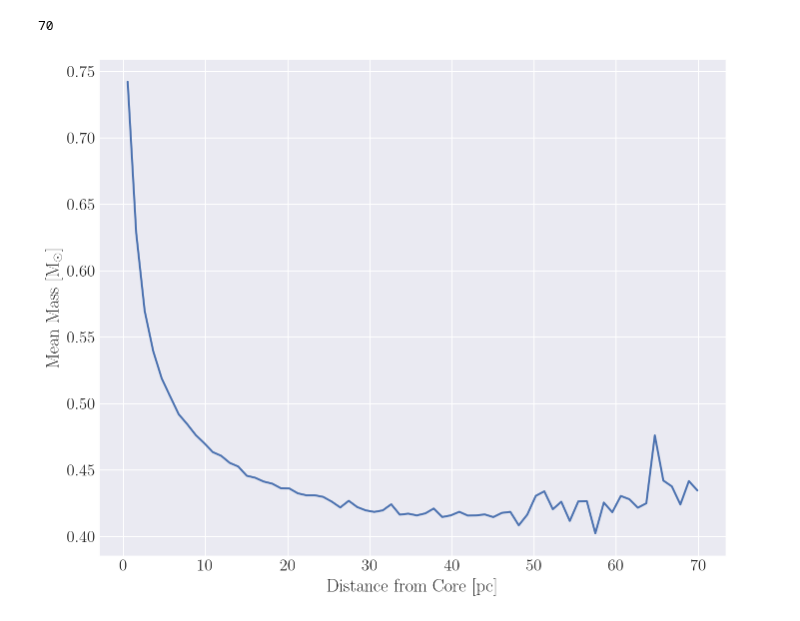
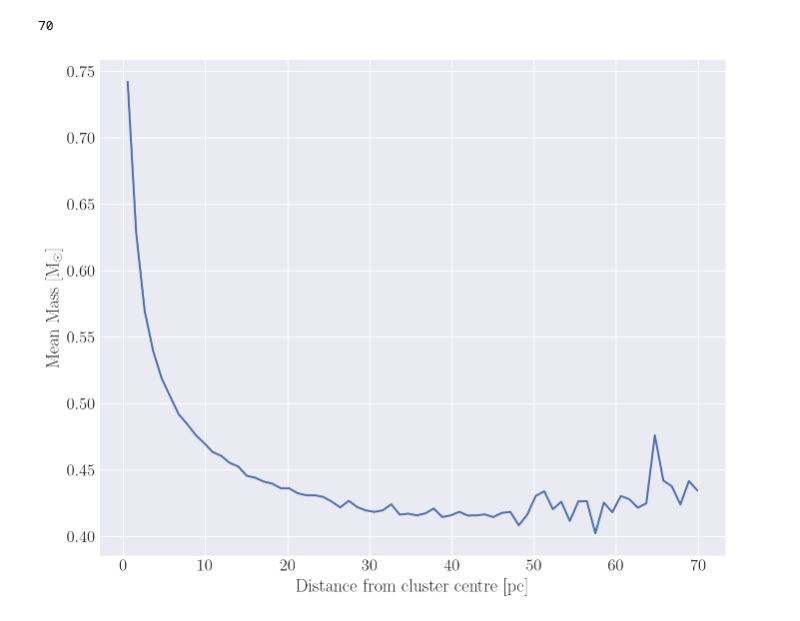
Before and after one commit to pjs902/honours-thesis, a Jupyter notebook: notebooks/radial_mean_mass.ipynb, the cells around one changed output. Drawn from its saved outputs; the diff is of its cells as text; code cells hidden in the pictures.

```diff
--- a/notebooks/radial_mean_mass.ipynb
+++ b/notebooks/radial_mean_mass.ipynb
@@ -79,9 +79,9 @@ plt.rcParams.update({
 # %%
 plt.figure()
 sns.lineplot(x=bin_centers[:-2],y=stats[0][:-2],lw=2)
-plt.xlabel(r"Distance from Core [pc]")
+plt.xlabel(r"Distance from cluster centre [pc]")
 plt.ylabel(r"Mean Mass [$\mathrm{M}_\odot$]")
 plt.tight_layout()
 plt.savefig("radial_mean_mass.png",dpi=300)
 # %% [output]
-[figure, old version]
+[figure, new version]
```
Also changed, not shown: 4 other files.
